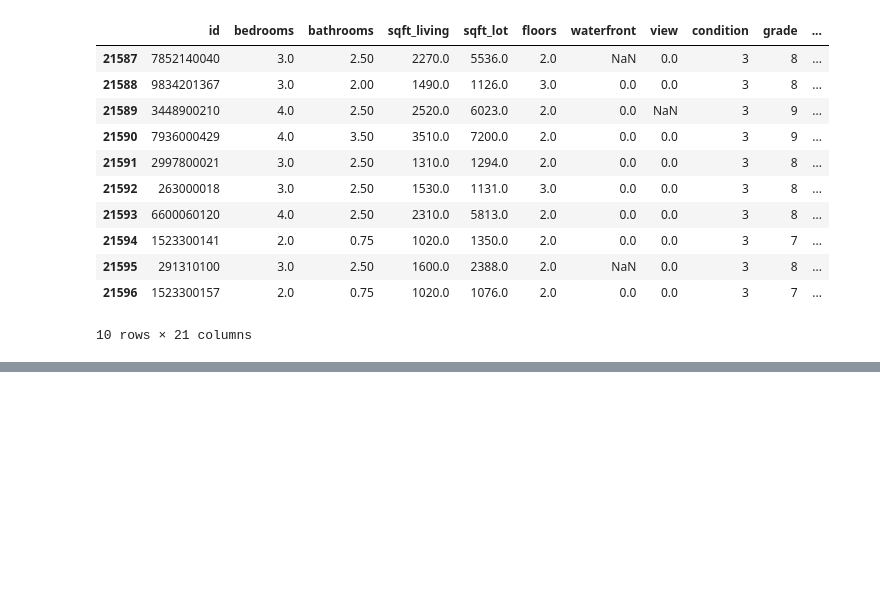
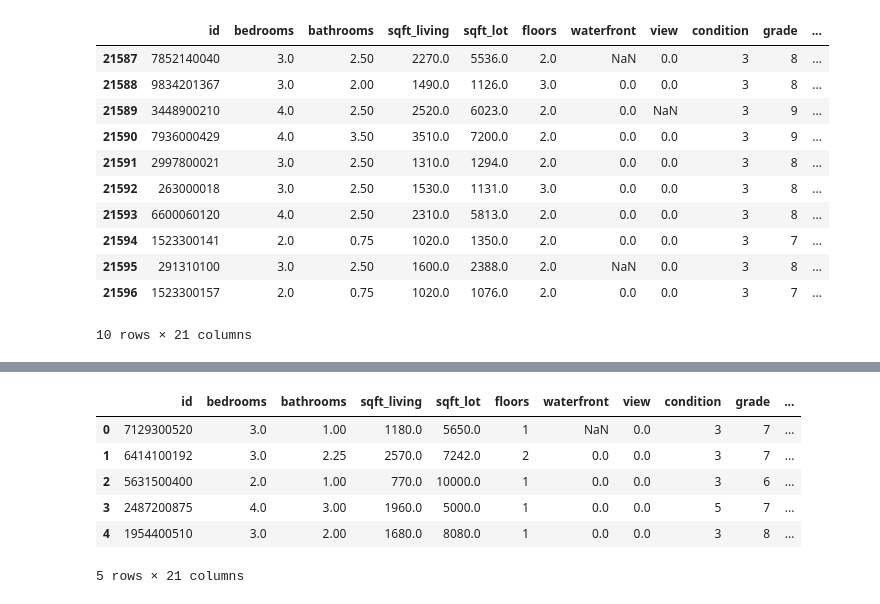
Before and after one commit to vaibhavredekar/ds-eda-project, a Jupyter notebook: eda_project_implementation.ipynb, the cells around one changed output, grey strips where cells are left out. Cells and saved outputs as stored; diff of their text form; code cells hidden in the pictures; blank space fills up the shorter version.

Commit message:
[Add]: Intermediate functions updated for easier opertations

```diff
--- a/eda_project_implementation.ipynb
+++ b/eda_project_implementation.ipynb
@@ -226,3 +312,30 @@ check_dups_via_csv(df_housing_prices_data_filtered,['id','yr_built','zipcode','l
 
 df_housing_prices_data_filtered.duplicated().value_counts()
 '''
+# %%
+'''
+# Split into two functions
+def determine_nan_n_replace_zero(df,df_column, replace= False):
+    dummy_df = df.copy()
+    if replace:
+        dummy_df.loc[:, df_column] = dummy_df[df_column].fillna(0)
+    return dummy_df[df_column]
+
+def convert_to_int(df,df_column, ch_dtypes=None):
+    dummy_df = df.copy()
+    if ch_dtypes is not None:
+        dummy_df.loc[:, df_column] = pd.to_numeric(dummy_df[df_column], errors='coerce')
+        if ch_dtypes == int:
+                dummy_df.loc[:, df_column] = dummy_df[df_column].astype('Int64')
+        else:
+            dummy_df.loc[:, df_column] = dummy_df[df_column].astype(ch_dtypes)
+    return dummy_df[df_column]
+
+df_housing_prices_data.loc[: ,'sqft_basement'] = determine_nan_n_replace_zero(df_housing_prices_data,'sqft_basement',True)
+df_housing_prices_data.loc[: ,'sqft_basement'] = convert_to_int(df_housing_prices_data,'sqft_basement',int)
+df_housing_prices_data['sqft_basement']
+'''
+
+df_housing_prices_data.sqft_basement = df_housing_prices_data.sqft_basement.fillna(0)
+df_housing_prices_data.sqft_basement = round(df_housing_prices_data['sqft_basement']).astype(int)
+df_housing_prices_data.sqft_basement
@@ -266,3 +391,24 @@ Name: count, dtype: int64
+# %%
+# Change all the float items to int and return the df
+
+def dfcoln_int_operation(df,df_coln,ch_type):
+    new = df.copy()
+    for i in df_coln:
+        new[i] = new[i].fillna(0).astype(ch_type)
+    return new
+
+new = dfcoln_int_operation(df_housing_prices_data, ['bedrooms','bathrooms','view','sqft_living15','sqft_living','sqft_lot','sqft_lot15','waterfront','price'], int)
+# df_housing_prices_data.head()
+# new
+df_housing_prices_data.head()
+# %% [output]
+|  | id | bedrooms | bathrooms | sqft_living | sqft_lot | floors | waterfront | view | condition | grade | ... |
+| 0 | 7129300520 | 3.0 | 1.00 | 1180.0 | 5650.0 | 1 | NaN | 0.0 | 3 | 7 | ... |
+| 1 | 6414100192 | 3.0 | 2.25 | 2570.0 | 7242.0 | 2 | 0.0 | 0.0 | 3 | 7 | ... |
+| 2 | 5631500400 | 2.0 | 1.00 | 770.0 | 10000.0 | 1 | 0.0 | 0.0 | 3 | 6 | ... |
+| 3 | 2487200875 | 4.0 | 3.00 | 1960.0 | 5000.0 | 1 | 0.0 | 0.0 | 5 | 7 | ... |
+| 4 | 1954400510 | 3.0 | 2.00 | 1680.0 | 8080.0 | 1 | 0.0 | 0.0 | 3 | 8 | ... |
+5 rows × 21 columns
 # %%
 # check_dups_via_csv(df_housing_prices_data,'sqft_living','sqft_living.csv')
 # check_dups_via_csv(df_housing_prices_data,'sqft_lot','sqft_lot.csv')
```
Also changed, not shown: parts of 8 cells of this notebook.
